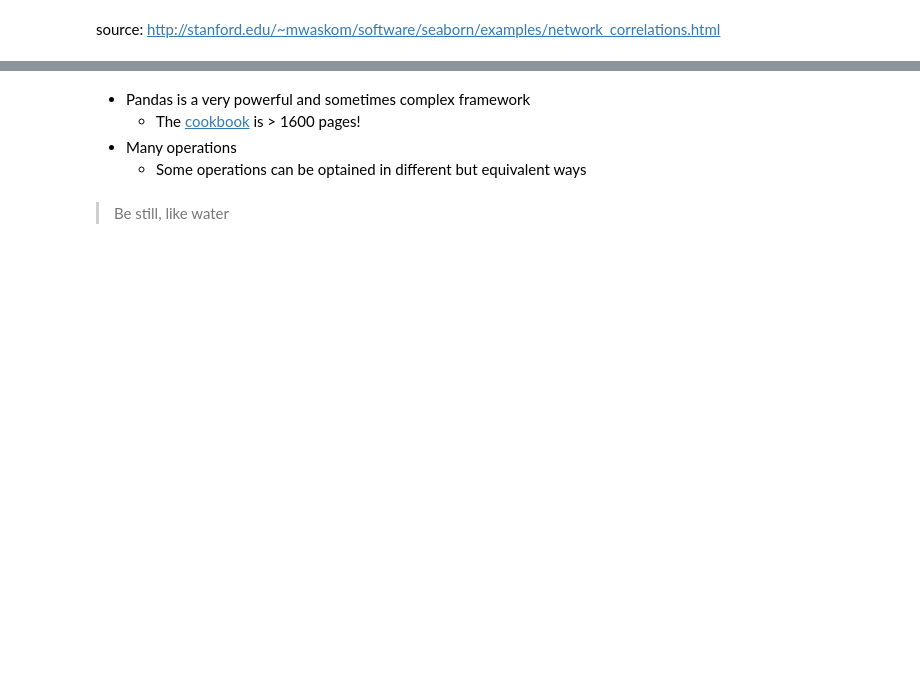
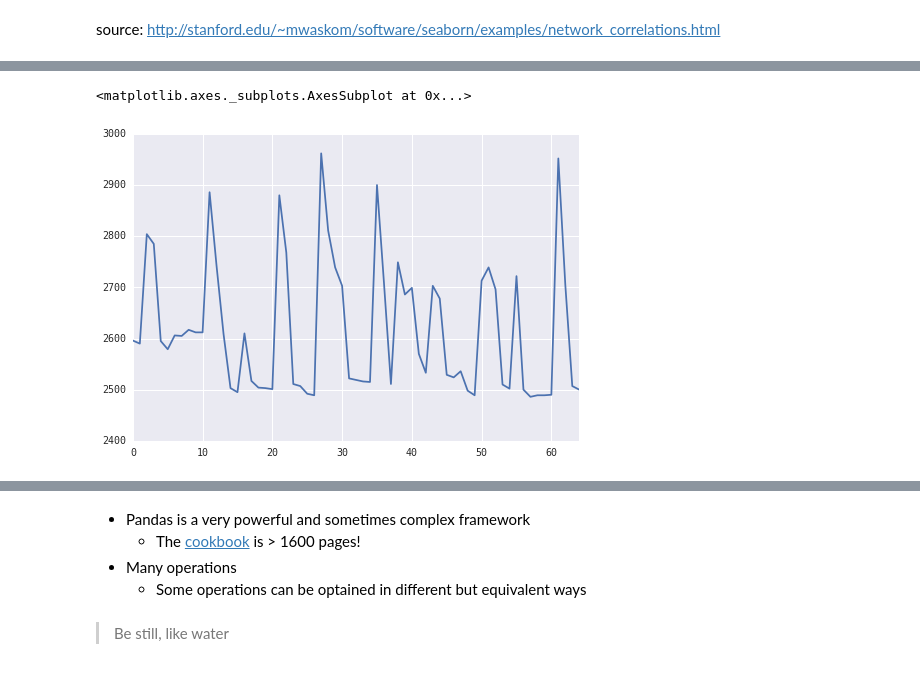
Before and after one commit to hpcit/lectures, a Jupyter notebook: pydata/06_dataframes.ipynb, the cells around one changed output, grey strips where cells are left out. Cells and saved outputs as stored; diff of their text form; code cells hidden in the pictures; blank space fills up the shorter version.

```diff
--- a/pydata/06_dataframes.ipynb
+++ b/pydata/06_dataframes.ipynb
@@ -1241,0 +1331,5 @@ source: http://stanford.edu/~mwaskom/software/seaborn/examples/network_correlati
+# %%
+B.Elevation.plot()
+# %% [output]
+<matplotlib.axes._subplots.AxesSubplot at 0x...>
+[figure, added]
```
Also changed, not shown: parts of 21 cells of this notebook.
